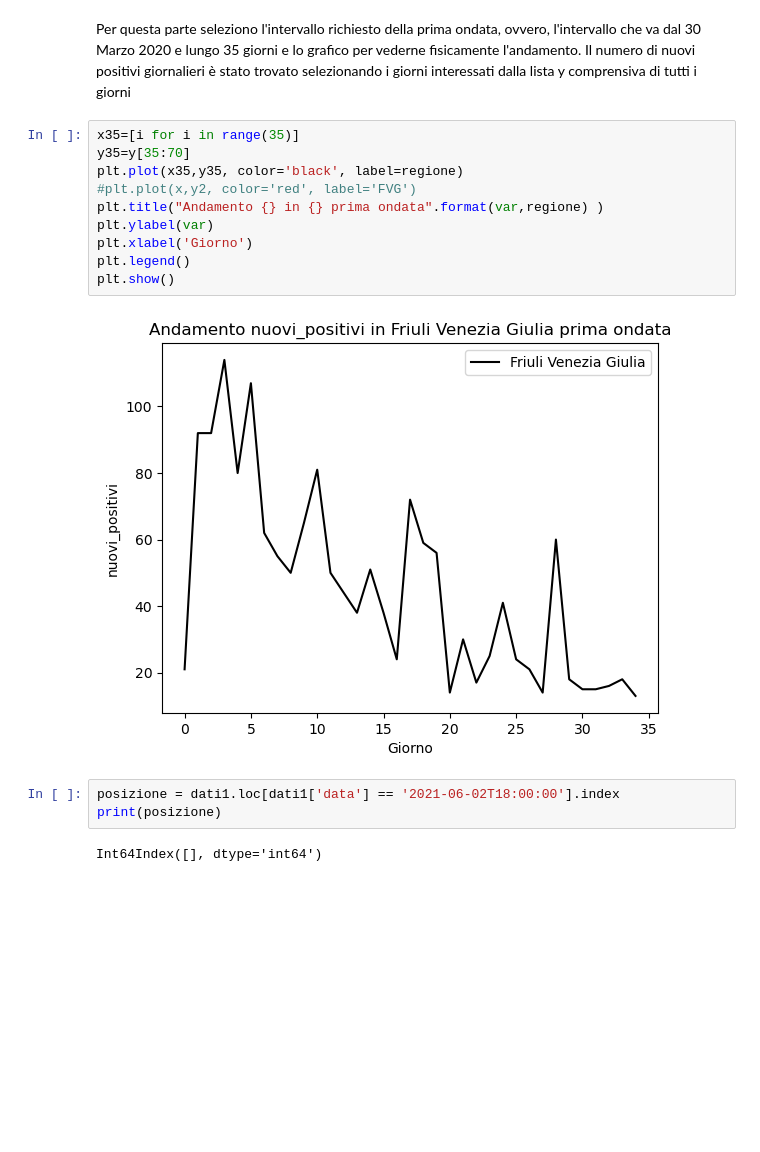
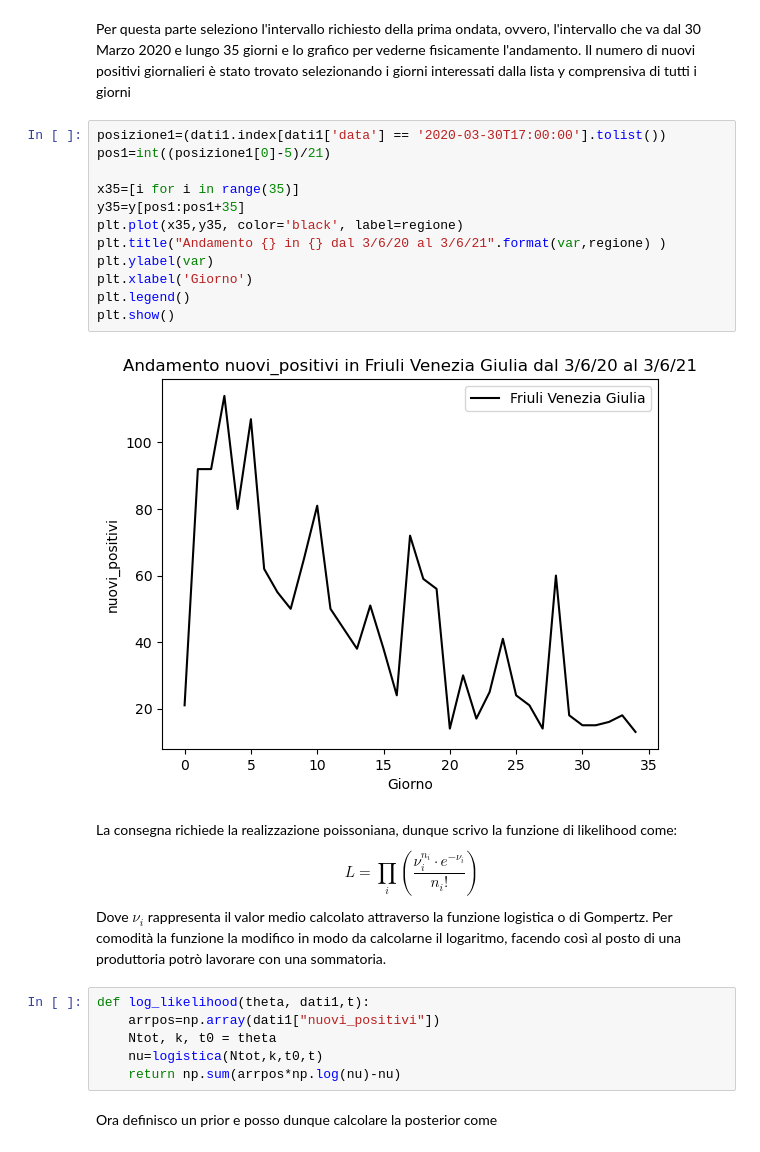
Before and after one commit to ErikMoro02/EsameCOVID, a Jupyter notebook: Esame COVID Erik Moro.ipynb, the cells around one changed output. Cells and saved outputs as stored; diff of their text form; blank space fills up the shorter version.

Commit message:
Aggiunto log_likelihood

```diff
--- a/Esame COVID Erik Moro.ipynb
+++ b/Esame COVID Erik Moro.ipynb
@@ -95,19 +96,30 @@ plt.show()
 # %% [markdown]
 Per questa parte seleziono l'intervallo richiesto della prima ondata, ovvero, l'intervallo che va dal 30 Marzo 2020 e lungo 35 giorni e lo grafico per vederne fisicamente l'andamento. Il numero di nuovi positivi giornalieri è stato trovato selezionando i giorni interessati dalla lista y comprensiva di tutti i giorni
 # %%
+posizione1=(dati1.index[dati1['data'] == '2020-03-30T17:00:00'].tolist())
+pos1=int((posizione1[0]-5)/21)
+
 x35=[i for i in range(35)]
-y35=y[35:70]
+y35=y[pos1:pos1+35]
 plt.plot(x35,y35, color='black', label=regione)
-#plt.plot(x,y2, color='red', label='FVG')
-plt.title("Andamento {} in {} prima ondata".format(var,regione) )
+plt.title("Andamento {} in {} dal 3/6/20 al 3/6/21".format(var,regione) )
 plt.ylabel(var)
 plt.xlabel('Giorno')
 plt.legend()
 plt.show()
 # %% [output]
-[figure, old version]
+[figure, new version]
-# %%
-posizione = dati1.loc[dati1['data'] == '2021-06-02T18:00:00'].index
-print(posizione)
-# %% [output]
-Int64Index([], dtype='int64')
+# %% [markdown]
+La consegna richiede la realizzazione poissoniana, dunque scrivo la funzione di likelihood come:
+$$
+L = \prod_{i} \left( \frac{\nu_i^{n_i} \cdot e^{-\nu_i}}{n_i!} \right)
+$$
+Dove $\nu_i$ rappresenta il valor medio calcolato attraverso la funzione logistica o di Gompertz. Per comodità la funzione la modifico in modo da calcolarne il logaritmo, facendo così al posto di una produttoria potrò lavorare con una sommatoria.
+# %%
+def log_likelihood(theta, dati1,t):
+    arrpos=np.array(dati1["nuovi_positivi"])
+    Ntot, k, t0 = theta
+    nu=logistica(Ntot,k,t0,t)
+    return np.sum(arrpos*np.log(nu)-nu)
+# %% [markdown]
+Ora definisco un prior e posso dunque calcolare la posterior come
```
Also changed, not shown: parts of 4 cells of this notebook.
